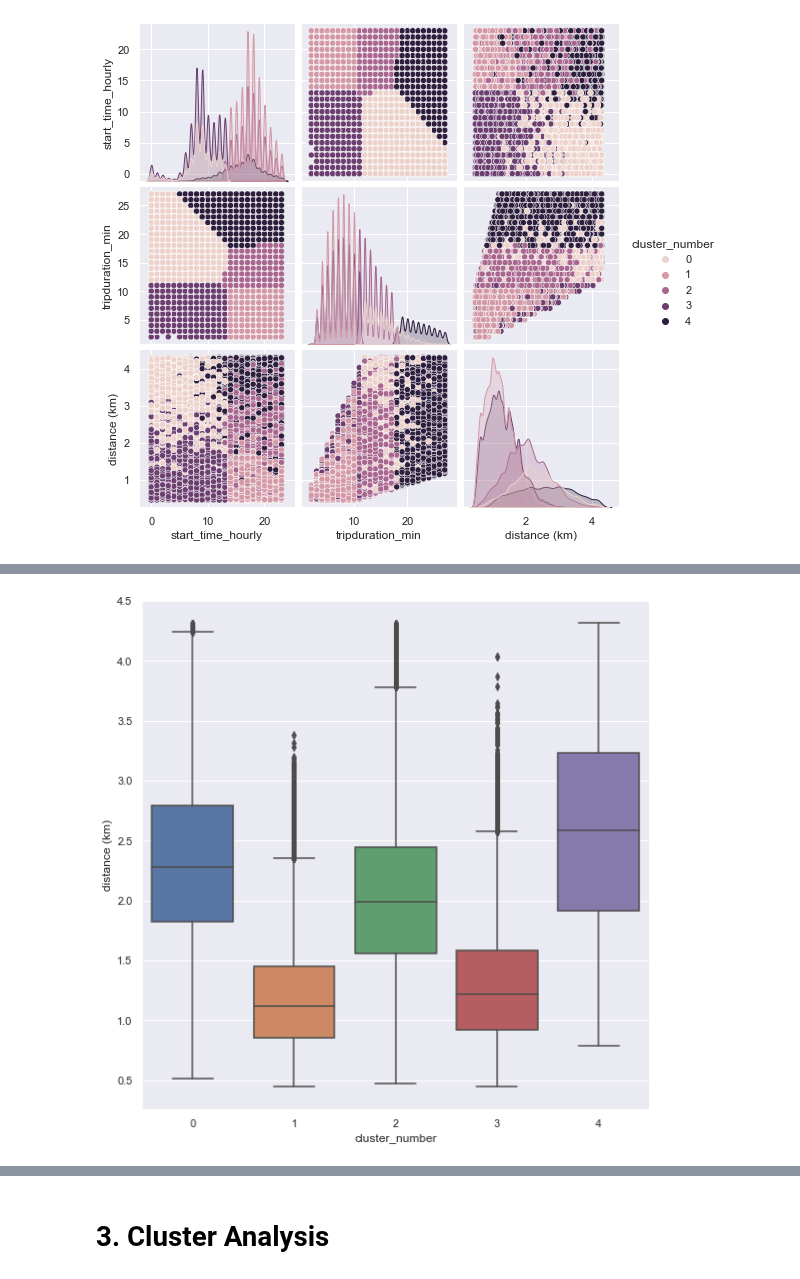
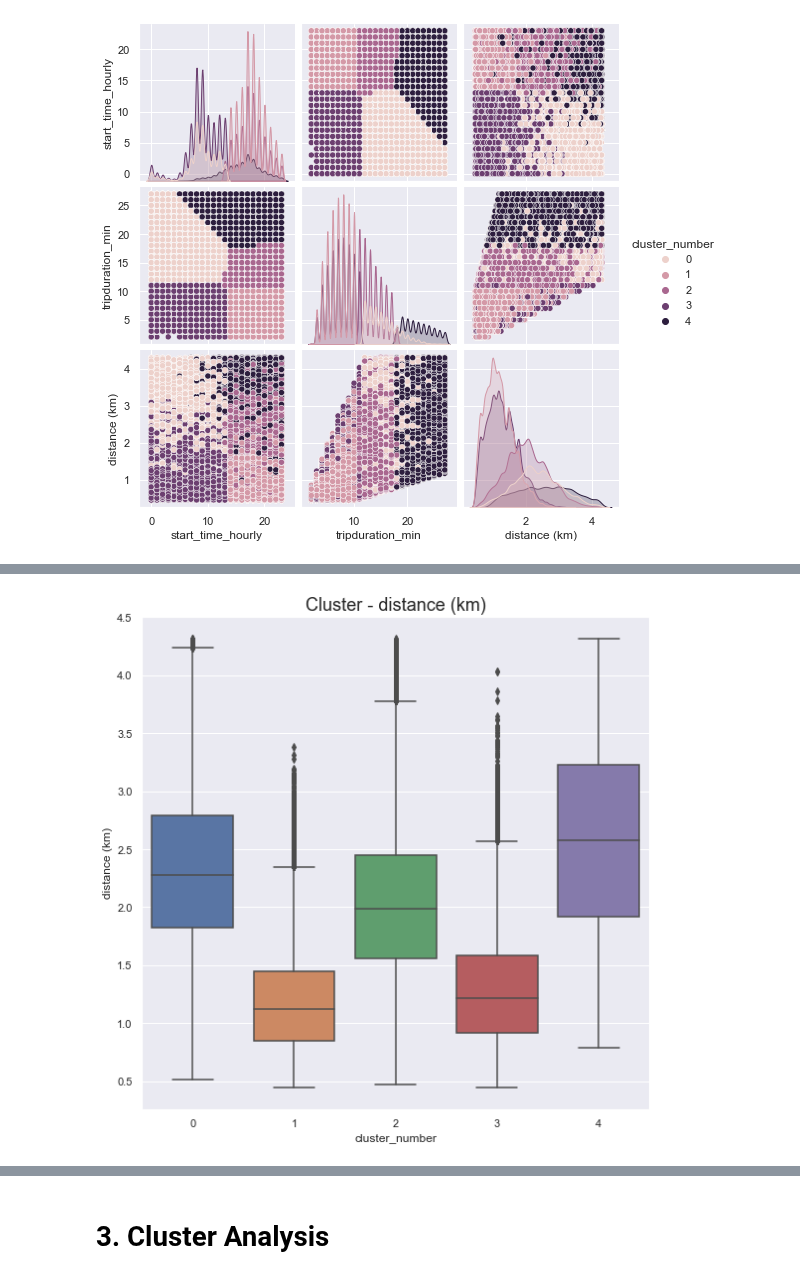
Before and after one commit to Hannah2800/AA_2022_PythonPandas, a Jupyter notebook: Task 3 - Cluster Analysis.ipynb, the cells around one changed output, grey strips where cells are left out. Saved outputs shown, nothing was run; the diff lists cells and outputs as text; code cells hidden in the pictures.

```diff
--- a/Task 3 - Cluster Analysis.ipynb
+++ b/Task 3 - Cluster Analysis.ipynb
@@ -153,9 +206,9 @@ plt.tight_layout()
 # %%
 fig = plt.figure(figsize=(8, 8))
-sns.boxplot(y=dfPhiladelphia_clu["distance (km)"], x = dfPhiladelphia_clu['cluster_number'])
+sns.boxplot(y=dfPhiladelphia_clu["distance (km)"], x = dfPhiladelphia_clu['cluster_number']).set_title("Cluster - distance (km)").set_fontsize('18')
 plt.tight_layout()
 # %% [output]
-[figure, old version]
+[figure, new version]
 # %%
 fig = plt.figure(figsize=(8, 8))
 ax = sns.countplot(x="cluster_number", data=dfPhiladelphia_clu, palette="bright")
```
Also changed, not shown: parts of 37 cells of this notebook, 1 other file.
